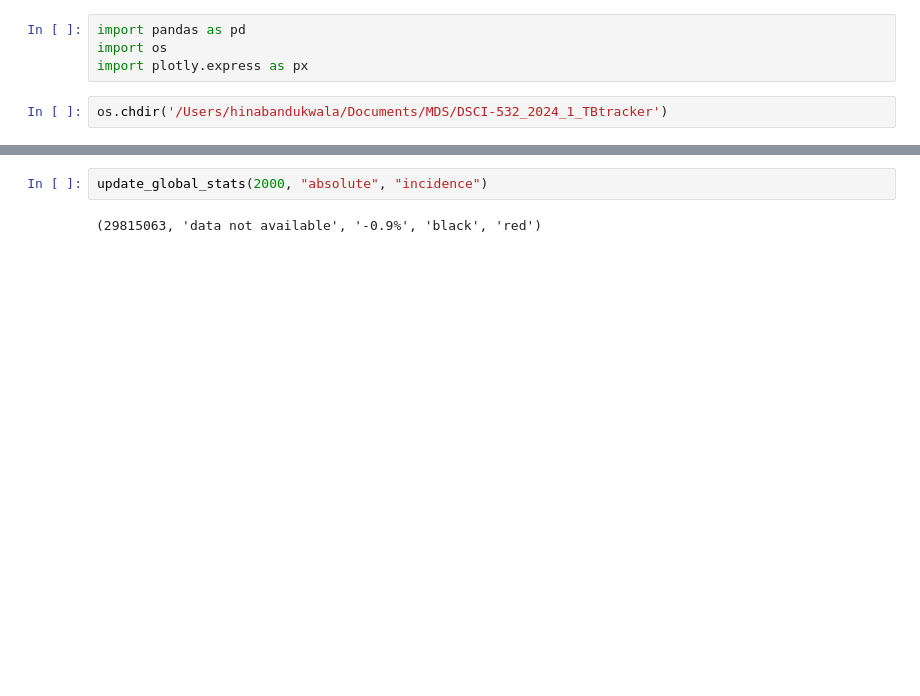
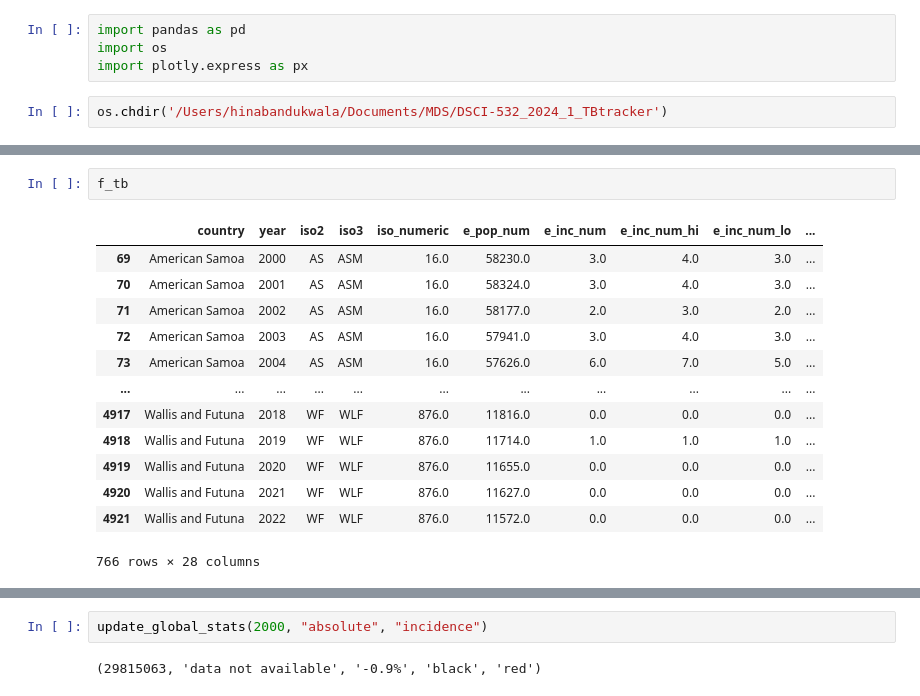
Before and after one commit to UBC-MDS/DSCI-532_2024_1_TBtracker, a Jupyter notebook: notebooks/eda.ipynb, the cells around one changed output, grey strips where cells are left out. Saved outputs shown, nothing was run; the diff lists cells and outputs as text; blank space fills up the shorter version.

```diff
--- a/notebooks/eda.ipynb
+++ b/notebooks/eda.ipynb
@@ -216,0 +217,16 @@ global_stat
+# %%
+f_tb
+# %% [output]
+|  | country | year | iso2 | iso3 | iso_numeric | e_pop_num | e_inc_num | e_inc_num_hi | e_inc_num_lo | ... |
+| 69 | American Samoa | 2000 | AS | ASM | 16.0 | 58230.0 | 3.0 | 4.0 | 3.0 | ... |
+| 70 | American Samoa | 2001 | AS | ASM | 16.0 | 58324.0 | 3.0 | 4.0 | 3.0 | ... |
+| 71 | American Samoa | 2002 | AS | ASM | 16.0 | 58177.0 | 2.0 | 3.0 | 2.0 | ... |
+| 72 | American Samoa | 2003 | AS | ASM | 16.0 | 57941.0 | 3.0 | 4.0 | 3.0 | ... |
+| 73 | American Samoa | 2004 | AS | ASM | 16.0 | 57626.0 | 6.0 | 7.0 | 5.0 | ... |
+| ... | ... | ... | ... | ... | ... | ... | ... | ... | ... | ... |
+| 4917 | Wallis and Futuna | 2018 | WF | WLF | 876.0 | 11816.0 | 0.0 | 0.0 | 0.0 | ... |
+| 4918 | Wallis and Futuna | 2019 | WF | WLF | 876.0 | 11714.0 | 1.0 | 1.0 | 1.0 | ... |
+| 4919 | Wallis and Futuna | 2020 | WF | WLF | 876.0 | 11655.0 | 0.0 | 0.0 | 0.0 | ... |
+| 4920 | Wallis and Futuna | 2021 | WF | WLF | 876.0 | 11627.0 | 0.0 | 0.0 | 0.0 | ... |
+| 4921 | Wallis and Futuna | 2022 | WF | WLF | 876.0 | 11572.0 | 0.0 | 0.0 | 0.0 | ... |
+766 rows × 28 columns
```
Also changed, not shown: parts of 17 cells of this notebook.
